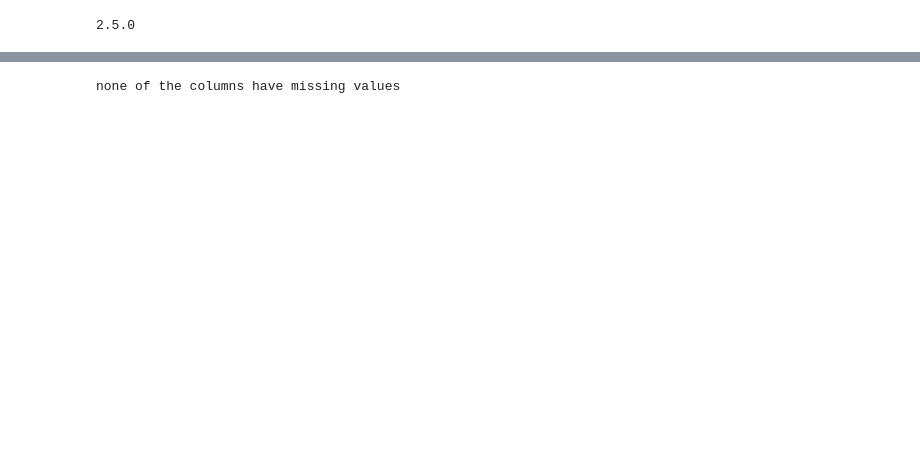
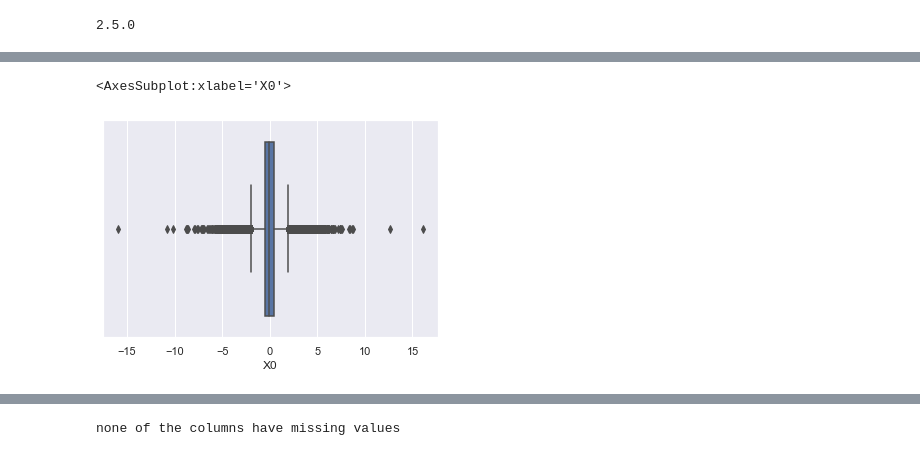
Before and after one commit to dabirrizvi/CSM6420-, a Jupyter notebook: Untitled4-3.ipynb, the cells around one changed output, grey strips where cells are left out. Cells and saved outputs as stored; diff of their text form; code cells hidden in the pictures; blank space fills up the shorter version.

```diff
--- a/Untitled4-3.ipynb
+++ b/Untitled4-3.ipynb
@@ -35,0 +74,7 @@ df=data
+# %%
+#To deal with outliners if we want for any column
+sns.boxplot(x=df.X0)
+#df=df[df['X0']<100]
+# %% [output]
+<AxesSubplot:xlabel='X0'>
+[figure, added]
```
Also changed, not shown: parts of 23 cells of this notebook.
